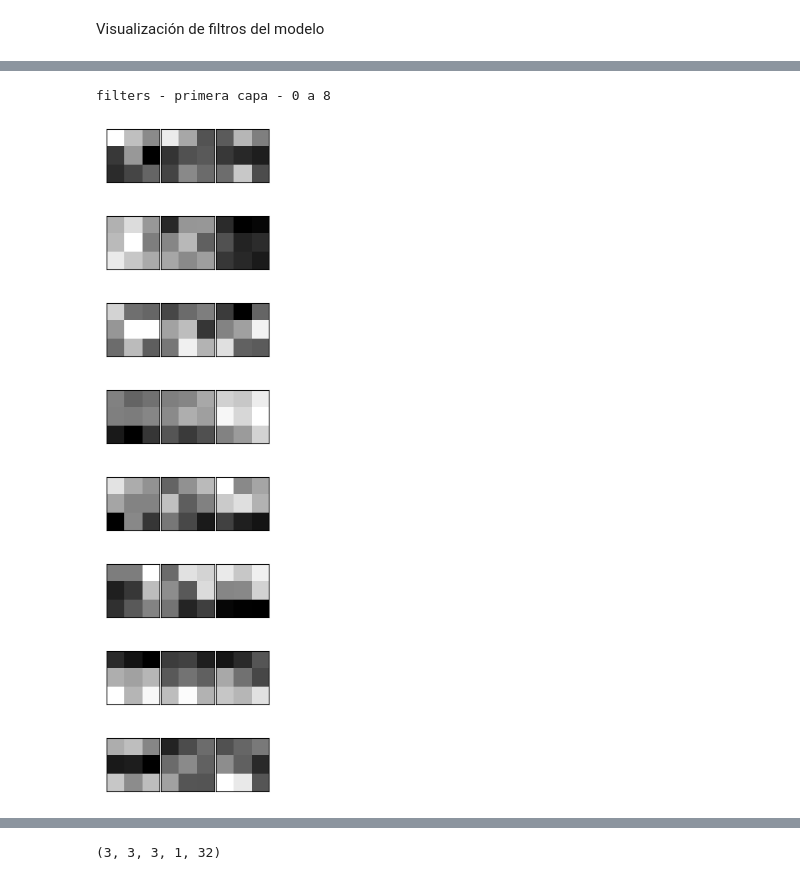
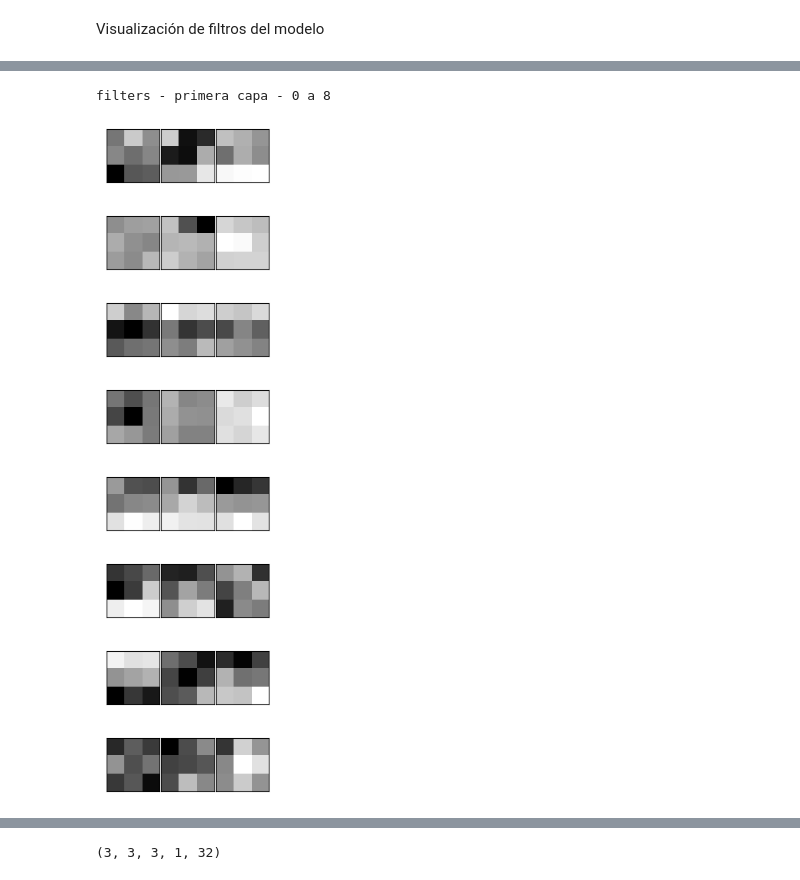
Before and after one commit to ffelicioni/conv3d_video, a Jupyter notebook: clasificar_hands.ipynb, the cells around one changed output, grey strips where cells are left out. Saved outputs shown, nothing was run; the diff lists cells and outputs as text; code cells hidden in the pictures.

```diff
--- a/clasificar_hands.ipynb
+++ b/clasificar_hands.ipynb
@@ -417,27 +416,27 @@ dense_2 weights: (64, 64),(64,)
 # %%
 #Elegir capa convolucional y nro de filtro
-layer_name="conv3d_8"
+layer_name="conv3d_4"
 filter_index=0
 
 layer = layer_by_name(model,layer_name)
 filters, biases = layer.get_weights()
 
 #filters.shape[4]//4
 
 print('filters - primera capa - 0 a 8')
 # 8 primeros filtros de la primera capa convolucional
 for i in range(0,8):
   plot_conv_weight(layer.name,filters[:,:,:,0,i])
 # %% [output]
 filters - primera capa - 0 a 8
-[figure, old version]
+[figure, new version]
-[figure, old version]
+[figure, new version]
-[figure, old version]
+[figure, new version]
-[figure, old version]
+[figure, new version]
-[figure, old version]
+[figure, new version]
-[figure, old version]
+[figure, new version]
-[figure, old version]
+[figure, new version]
-[figure, old version]
+[figure, new version]
 # %%
 print('filters - primera capa - 8 a 16')
 # 8 segundos filtros de la primera capa convolucional
```
Also changed, not shown: parts of 16 cells of this notebook.
